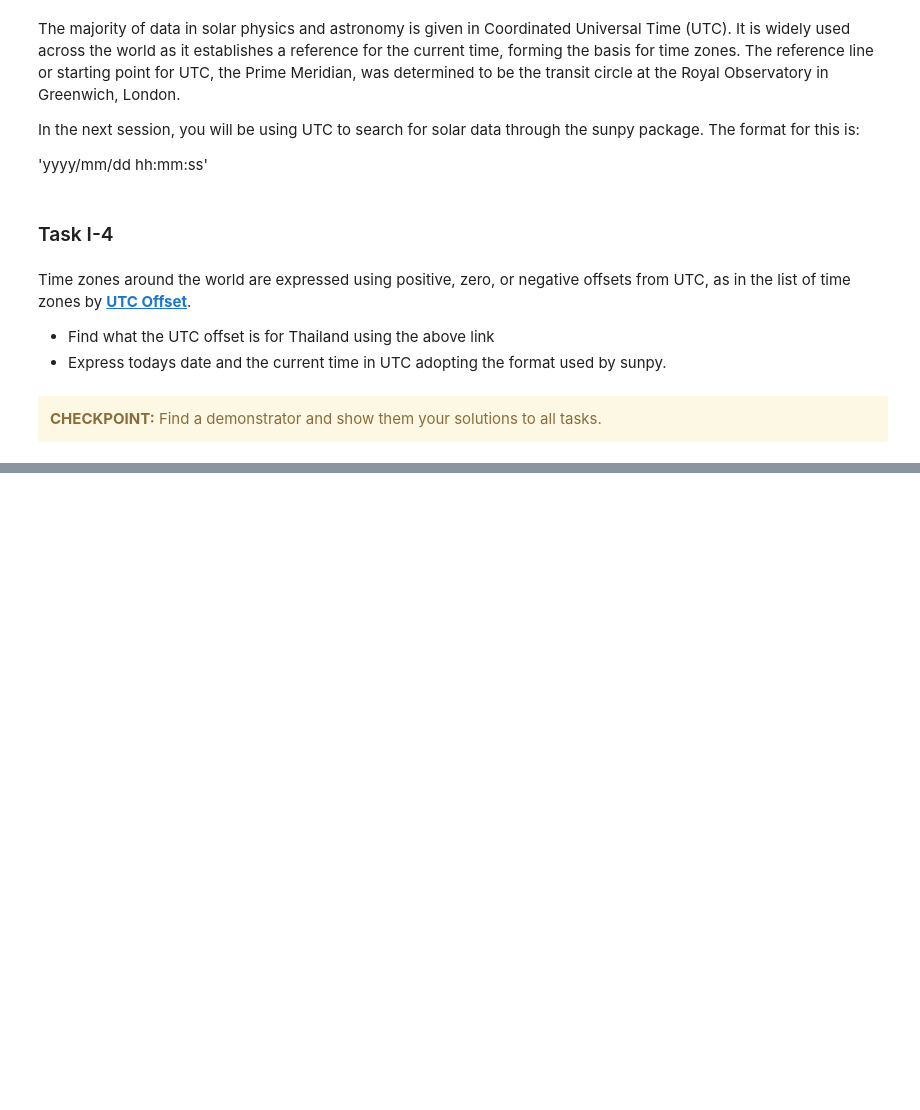
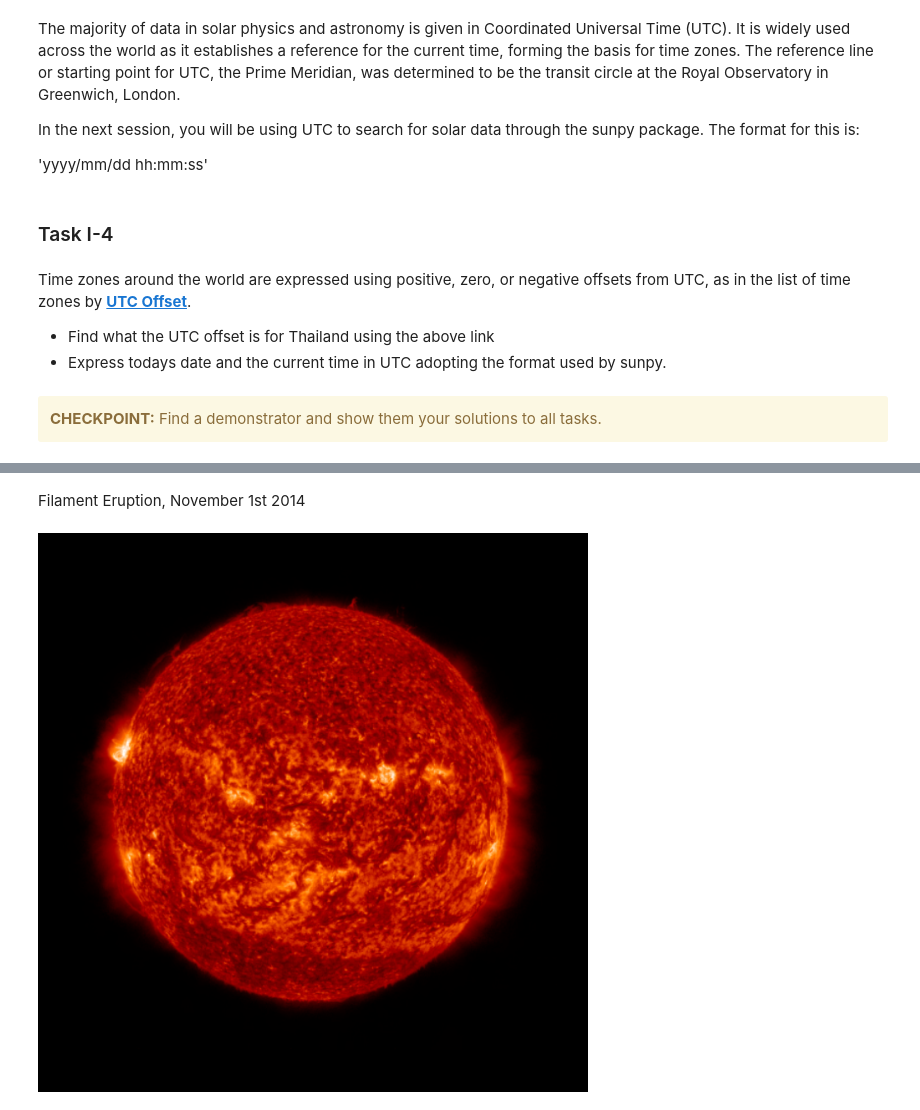
Before and after one commit to thanabodeewor/ThaiPASS2026, a Jupyter notebook: Sun/SOLAR_I.ipynb, the cells around one changed output, grey strips where cells are left out. Drawn from its saved outputs; the diff is of its cells as text; code cells hidden in the pictures; blank space fills up the shorter version.

```diff
--- a/Sun/SOLAR_I.ipynb
+++ b/Sun/SOLAR_I.ipynb
@@ -99,0 +173,6 @@ __[Helioviewer](https://gs671-suske.ndc.nasa.gov/)__ is a student-friendly inter
+# %% [markdown]
+Filament Eruption, November 1st 2014
+# %%
+display(Image(filename="november_2014.png", embed=True))
+# %% [output]
+[figure, added]
```
Also changed, not shown: parts of 13 cells of this notebook, 8 other files.
